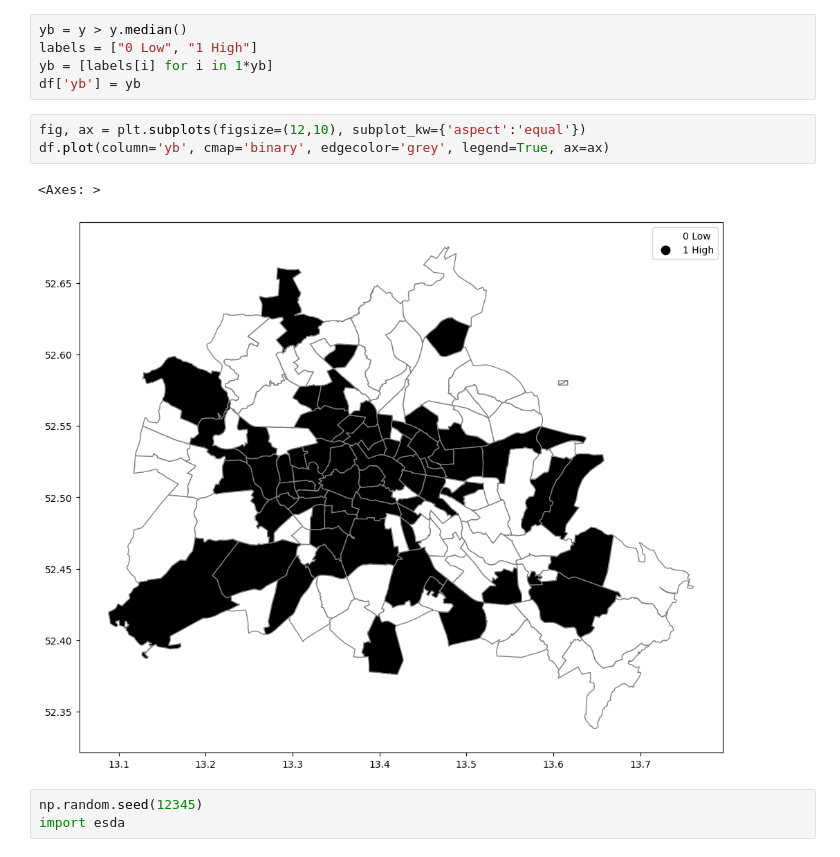
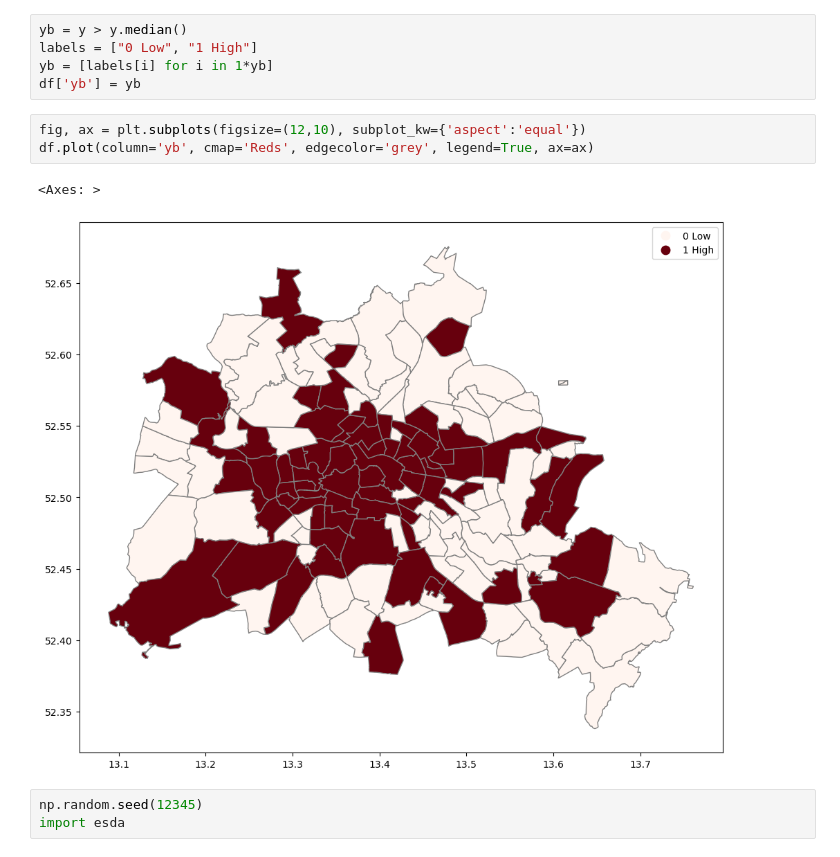
Before and after one commit to ovsvc/dopp-project, a Jupyter notebook: analysis/autocorrelation/autocorrelation_hotels.ipynb, the cells around one changed output. Cells and saved outputs as stored; diff of their text form.

```diff
--- a/analysis/autocorrelation_hotels.ipynb
+++ b/analysis/autocorrelation/autocorrelation_hotels.ipynb
@@ -104,10 +108,10 @@ yb = [labels[i] for i in 1*yb]
 df['yb'] = yb
 # %%
 fig, ax = plt.subplots(figsize=(12,10), subplot_kw={'aspect':'equal'})
-df.plot(column='yb', cmap='binary', edgecolor='grey', legend=True, ax=ax)
+df.plot(column='yb', cmap='Reds', edgecolor='grey', legend=True, ax=ax)
 # %% [output]
 <Axes: >
-[figure, old version]
+[figure, new version]
 # %%
 np.random.seed(12345)
 import esda
```
Also changed, not shown: parts of 4 cells of this notebook, 2 other files.
